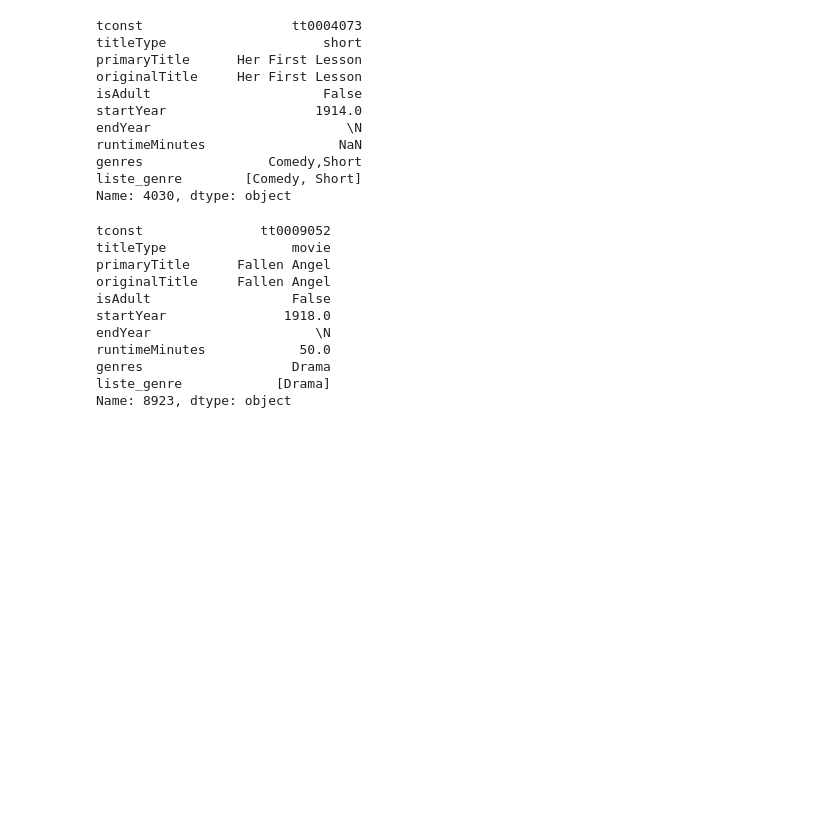
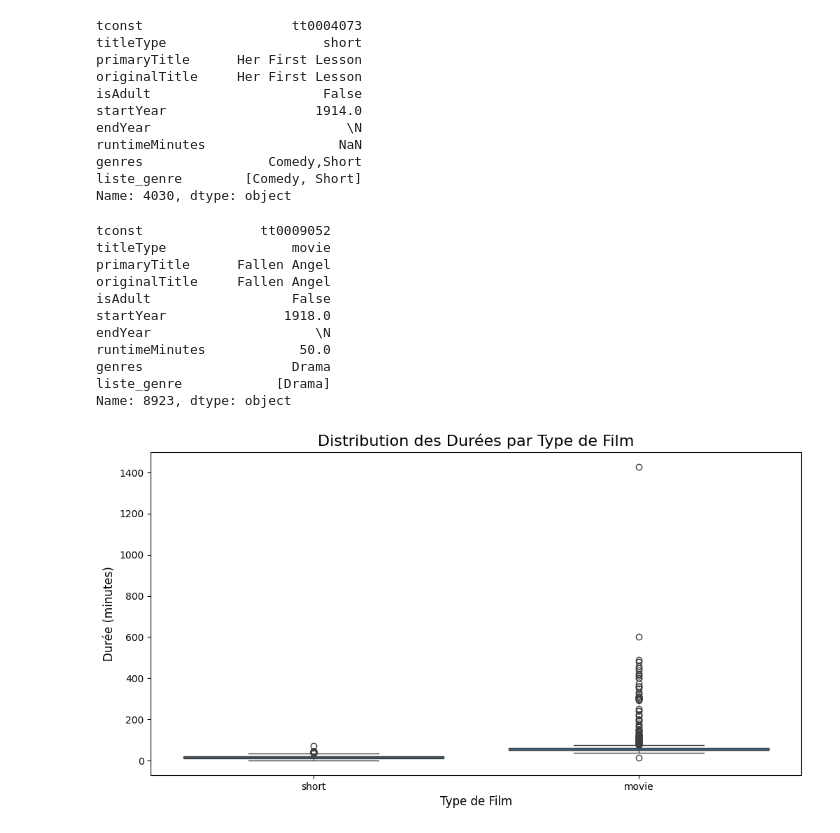
Before and after one commit to data-IA-2024/netfloox-recommandation-gr3, a Jupyter notebook: Notebook/Analyse_explo_titlebasics.ipynb, the cells around one changed output. Saved outputs shown, nothing was run; the diff lists cells and outputs as text; code cells hidden in the pictures; blank space fills up the shorter version.

```diff
--- a/Notebook/Analyse_explo_titlebasics.ipynb
+++ b/Notebook/Analyse_explo_titlebasics.ipynb
@@ -294,0 +299,10 @@ Name: 8923, dtype: object
+# %%
+
+plt.figure(figsize=(12, 6))
+sns.boxplot(x="titleType", y="runtimeMinutes", data=df)
+plt.title("Distribution des Durées par Type de Film", fontsize=16)
+plt.xlabel("Type de Film", fontsize=12)
+plt.ylabel("Durée (minutes)", fontsize=12)
+plt.show()
+# %% [output]
+[figure, added]
```
Also changed, not shown: parts of 4 cells of this notebook.
